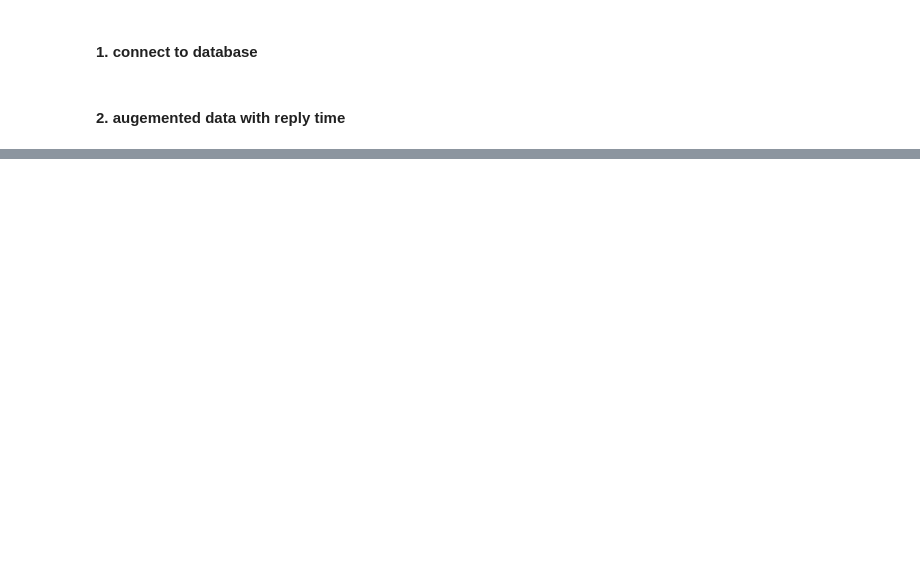
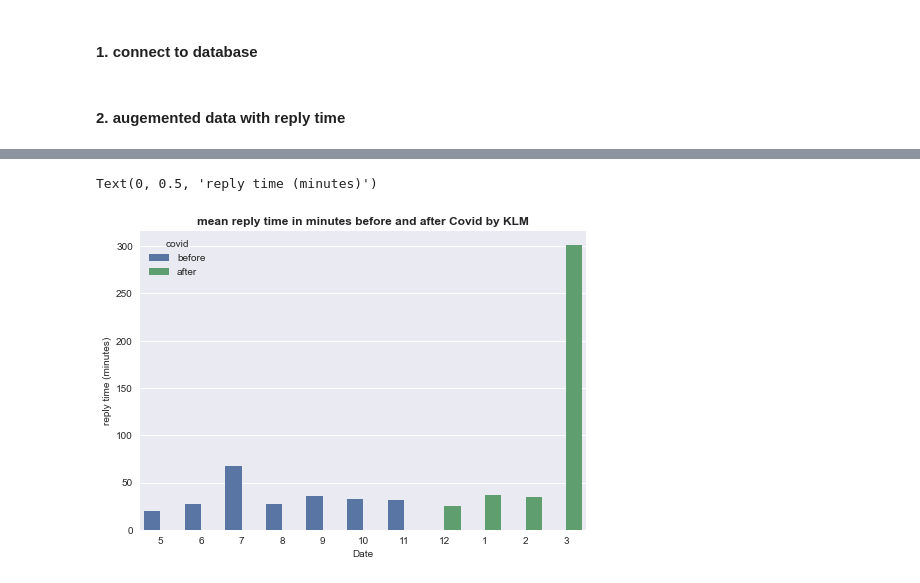
Before and after one commit to PhatLeBao-Phat/dbl-group-3, a Jupyter notebook: sprint 2/augemented_data.ipynb, the cells around one changed output, grey strips where cells are left out. Saved outputs shown, nothing was run; the diff lists cells and outputs as text; code cells hidden in the pictures; blank space fills up the shorter version.

```diff
--- a/sprint 2/augemented_data.ipynb
+++ b/sprint 2/augemented_data.ipynb
@@ -53,0 +29,12 @@ AttributeError: 'DataFrame' object has no attribute 'timestamp_ms'
+# %%
+df.drop(columns='user_id', inplace=True)
+# %%
+sth = df[['reply_time_in_minutes', 'month', 'year']].groupby(['year', 'month'], as_index=False).agg(['mean', 'count'])
+sth.reset_index(inplace=True)
+# %%
+sth.columns = sth.columns.get_level_values(0)
+sth.set_axis(['year', 'month', 'mean', 'count'], axis=1, inplace=True)
+# %%
+a = sth.iloc[:7]
+b = sth.iloc[7:]
+sth['covid'] = ['before' for _ in range(len(a))] + ['after' for _ in range(len(b))]
@@ -53,0 +43,10 @@ AttributeError: 'DataFrame' object has no attribute 'timestamp_ms'
+# %%
+ax = sns.barplot(data=sth, x='month', y='mean', hue='covid', order=sth['month'])
+# ax.legend(['before', 'after'])
+ax.set_title('mean reply time in minutes before and after Covid by KLM', size=12, weight='bold')
+ax.set_xticklabels(sth['month'], rotation='horizontal')
+ax.set_xlabel('Date', size=10)
+ax.set_ylabel('reply time (minutes)', size=10)
+# %% [output]
+Text(0, 0.5, 'reply time (minutes)')
+[figure, added]
```
Also changed, not shown: parts of 9 cells of this notebook, 1 other file.
